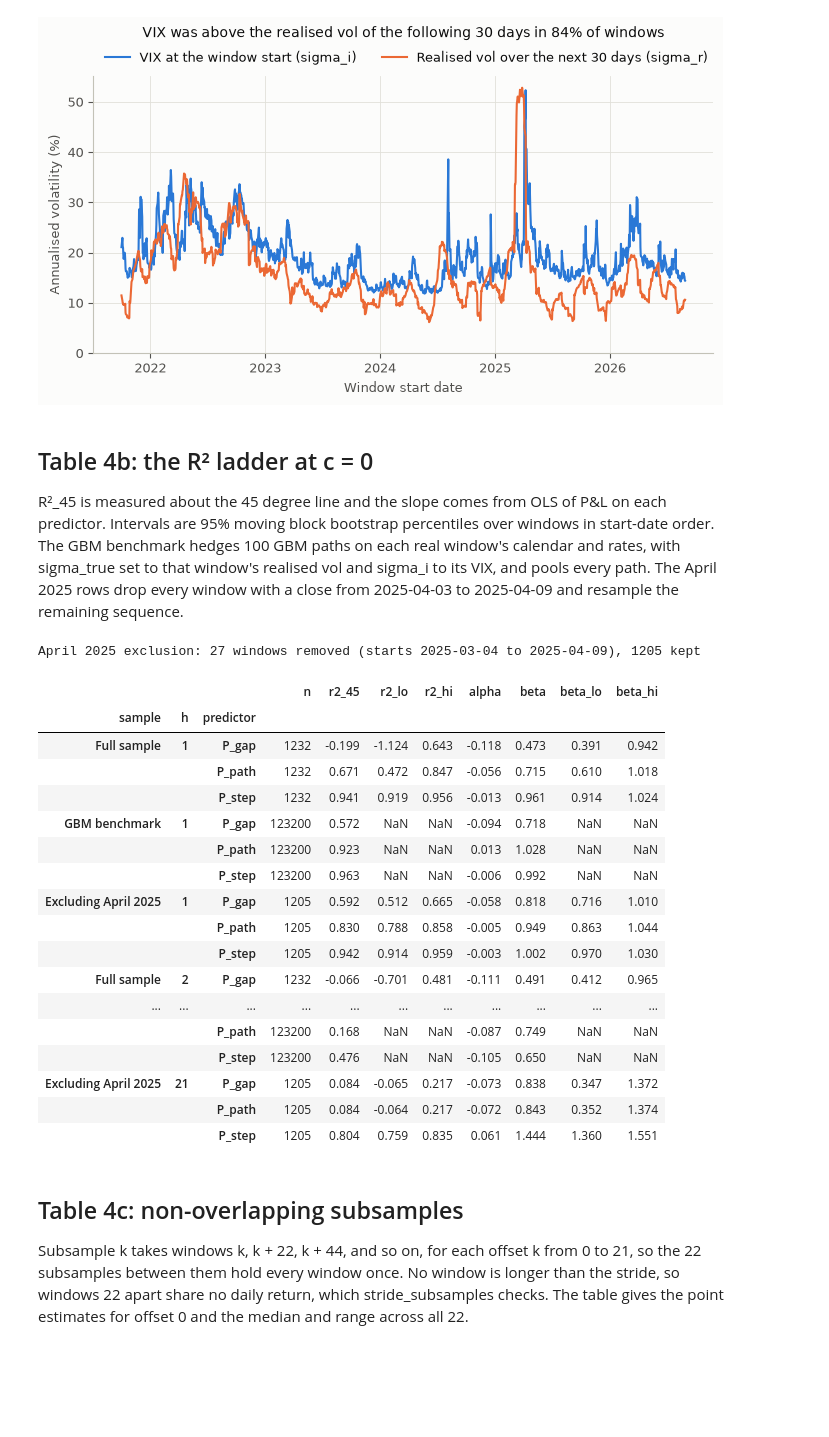
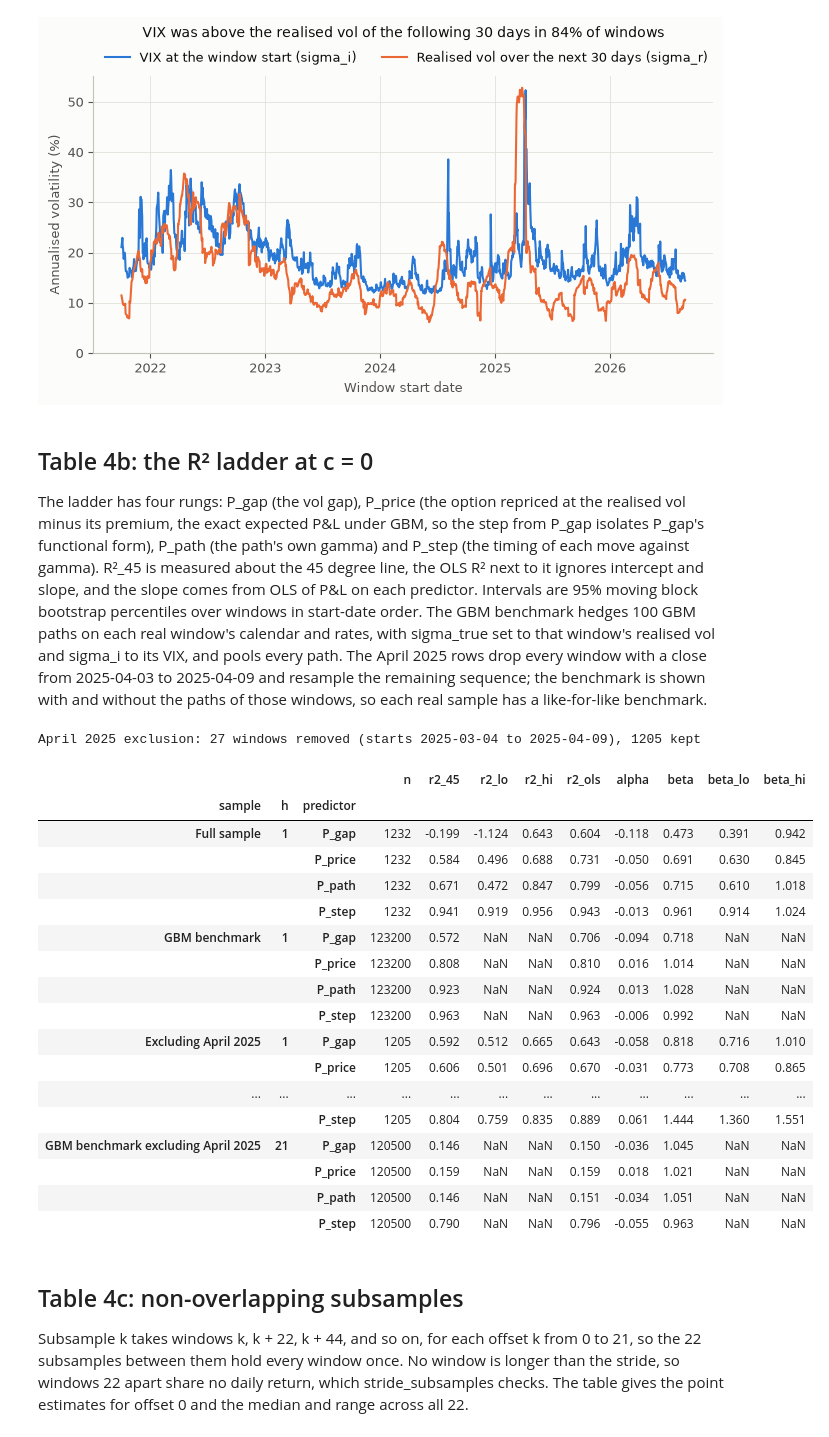
Before and after one commit to yogi-agarwal/vol-surface-delta-hedging, a Jupyter notebook: notebooks/analysis.ipynb, the cells around one changed output. Drawn from its saved outputs; the diff is of its cells as text; code cells hidden in the pictures; blank space fills up the shorter version.

```diff
--- a/notebooks/analysis.ipynb
+++ b/notebooks/analysis.ipynb
@@ -41,7 +41,7 @@ FIGURES = ROOT / "figures"
 
 H_VALUES = [1, 2, 3, 5, 7, 10, 21]  # rebalance interval in trading days
 C_BP = [0, 1, 5, 25, 100]  # cost in bp of notional traded
-PREDICTORS = ["P_gap", "P_path", "P_step"]
+PREDICTORS = ["P_gap", "P_price", "P_path", "P_step"]
 BLOCK, N_RESAMPLES, SEED_BOOT = 42, 2000, 20260930  # moving block bootstrap
 N_PATHS, SEED_GBM = 100, 20261001  # GBM paths per real window; windows of n steps use seed [SEED_GBM, n]
 SEEDS_TEXTBOOK = [(20261100 + k, 20261200 + k) for k in range(40)]  # section 3 set, 40 seed pairs
@@ -142,52 +142,55 @@ Saved figures/fig7_vix_vs_realised_vol.png
 [figure]
 # %% [markdown]
 ## Table 4b: the R² ladder at c = 0
-R²_45 is measured about the 45 degree line and the slope comes from OLS of P&L on each predictor. Intervals are 95% moving block bootstrap percentiles over windows in start-date order. The GBM benchmark hedges 100 GBM paths on each real window's calendar and rates, with sigma_true set to that window's realised vol and sigma_i to its VIX, and pools every path. The April 2025 rows drop every window with a close from 2025-04-03 to 2025-04-09 and resample the remaining sequence.
+The ladder has four rungs: P_gap (the vol gap), P_price (the option repriced at the realised vol minus its premium, the exact expected P&L under GBM, so the step from P_gap isolates P_gap's functional form), P_path (the path's own gamma) and P_step (the timing of each move against gamma). R²_45 is measured about the 45 degree line, the OLS R² next to it ignores intercept and slope, and the slope comes from OLS of P&L on each predictor. Intervals are 95% moving block bootstrap percentiles over windows in start-date order. The GBM benchmark hedges 100 GBM paths on each real window's calendar and rates, with sigma_true set to that window's realised vol and sigma_i to its VIX, and pools every path. The April 2025 rows drop every window with a close from 2025-04-03 to 2025-04-09 and resample the remaining sequence; the benchmark is shown with and without the paths of those windows, so each real sample has a like-for-like benchmark.
 # %%
 april = hg.windows_containing(dates, win.starts, win.ends, *APRIL_2025)
 keep = ~april
 boot_full = hg.block_bootstrap_indices(win.starts.size, BLOCK, N_RESAMPLES, SEED_BOOT)
 boot_keep = hg.block_bootstrap_indices(int(keep.sum()), BLOCK, N_RESAMPLES, SEED_BOOT)
 print(
     f"April 2025 exclusion: {april.sum()} windows removed (starts {start_dates[april][0].date()} "
     f"to {start_dates[april][-1].date()}), {keep.sum()} kept"
 )
 
 gbm_benchmark = {
     h: hg.simulate_gbm_windows(win.t, r, win.starts, win.ends, sigma_r, win.sigma_i, h, 0.0, N_PATHS, SEED_GBM)
     for h in H_VALUES
 }
 ladders = {}
 for h in H_VALUES:
     res, bench = results[(h, 0)], gbm_benchmark[h]
     ladders[("Full sample", h)] = hg.r2_ladder(res.pnl, predictors(res), boot_full)
     ladders[("GBM benchmark", h)] = hg.r2_ladder(
         bench.pnl.ravel(), {k: v.ravel() for k, v in predictors(bench).items()}
     )
     ladders[("Excluding April 2025", h)] = hg.r2_ladder(res.pnl[keep], predictors(res, keep), boot_keep)
+    ladders[("GBM benchmark excluding April 2025", h)] = hg.r2_ladder(
+        bench.pnl[keep].ravel(), {k: v[keep].ravel() for k, v in predictors(bench).items()}
+    )
 table_4b = pd.concat(ladders, names=["sample", "h", "predictor"])
-with pd.option_context("display.max_rows", 100, "display.float_format", "{:.3f}".format):
+with pd.option_context("display.max_rows", 200, "display.float_format", "{:.3f}".format):
     display(table_4b)
 # %% [output]
 April 2025 exclusion: 27 windows removed (starts 2025-03-04 to 2025-04-09), 1205 kept
-|  |  |  | n | r2_45 | r2_lo | r2_hi | alpha | beta | beta_lo | beta_hi |
-| sample | h | predictor |  |  |  |  |  |  |  |  |
-| Full sample | 1 | P_gap | 1232 | -0.199 | -1.124 | 0.643 | -0.118 | 0.473 | 0.391 | 0.942 |
-|  |  | P_path | 1232 | 0.671 | 0.472 | 0.847 | -0.056 | 0.715 | 0.610 | 1.018 |
-|  |  | P_step | 1232 | 0.941 | 0.919 | 0.956 | -0.013 | 0.961 | 0.914 | 1.024 |
-| GBM benchmark | 1 | P_gap | 123200 | 0.572 | NaN | NaN | -0.094 | 0.718 | NaN | NaN |
-|  |  | P_path | 123200 | 0.923 | NaN | NaN | 0.013 | 1.028 | NaN | NaN |
-|  |  | P_step | 123200 | 0.963 | NaN | NaN | -0.006 | 0.992 | NaN | NaN |
-| Excluding April 2025 | 1 | P_gap | 1205 | 0.592 | 0.512 | 0.665 | -0.058 | 0.818 | 0.716 | 1.010 |
-|  |  | P_path | 1205 | 0.830 | 0.788 | 0.858 | -0.005 | 0.949 | 0.863 | 1.044 |
-|  |  | P_step | 1205 | 0.942 | 0.914 | 0.959 | -0.003 | 1.002 | 0.970 | 1.030 |
-| Full sample | 2 | P_gap | 1232 | -0.066 | -0.701 | 0.481 | -0.111 | 0.491 | 0.412 | 0.965 |
-| ... | ... | ... | ... | ... | ... | ... | ... | ... | ... | ... |
-|  |  | P_path | 123200 | 0.168 | NaN | NaN | -0.087 | 0.749 | NaN | NaN |
-|  |  | P_step | 123200 | 0.476 | NaN | NaN | -0.105 | 0.650 | NaN | NaN |
-| Excluding April 2025 | 21 | P_gap | 1205 | 0.084 | -0.065 | 0.217 | -0.073 | 0.838 | 0.347 | 1.372 |
-|  |  | P_path | 1205 | 0.084 | -0.064 | 0.217 | -0.072 | 0.843 | 0.352 | 1.374 |
-|  |  | P_step | 1205 | 0.804 | 0.759 | 0.835 | 0.061 | 1.444 | 1.360 | 1.551 |
+|  |  |  | n | r2_45 | r2_lo | r2_hi | r2_ols | alpha | beta | beta_lo | beta_hi |
+| sample | h | predictor |  |  |  |  |  |  |  |  |  |
+| Full sample | 1 | P_gap | 1232 | -0.199 | -1.124 | 0.643 | 0.604 | -0.118 | 0.473 | 0.391 | 0.942 |
+|  |  | P_price | 1232 | 0.584 | 0.496 | 0.688 | 0.731 | -0.050 | 0.691 | 0.630 | 0.845 |
+|  |  | P_path | 1232 | 0.671 | 0.472 | 0.847 | 0.799 | -0.056 | 0.715 | 0.610 | 1.018 |
+|  |  | P_step | 1232 | 0.941 | 0.919 | 0.956 | 0.943 | -0.013 | 0.961 | 0.914 | 1.024 |
+| GBM benchmark | 1 | P_gap | 123200 | 0.572 | NaN | NaN | 0.706 | -0.094 | 0.718 | NaN | NaN |
+|  |  | P_price | 123200 | 0.808 | NaN | NaN | 0.810 | 0.016 | 1.014 | NaN | NaN |
+|  |  | P_path | 123200 | 0.923 | NaN | NaN | 0.924 | 0.013 | 1.028 | NaN | NaN |
+|  |  | P_step | 123200 | 0.963 | NaN | NaN | 0.963 | -0.006 | 0.992 | NaN | NaN |
+| Excluding April 2025 | 1 | P_gap | 1205 | 0.592 | 0.512 | 0.665 | 0.643 | -0.058 | 0.818 | 0.716 | 1.010 |
+|  |  | P_price | 1205 | 0.606 | 0.501 | 0.696 | 0.670 | -0.031 | 0.773 | 0.708 | 0.865 |
+| ... | ... | ... | ... | ... | ... | ... | ... | ... | ... | ... | ... |
+|  |  | P_step | 1205 | 0.804 | 0.759 | 0.835 | 0.889 | 0.061 | 1.444 | 1.360 | 1.551 |
+| GBM benchmark excluding April 2025 | 21 | P_gap | 120500 | 0.146 | NaN | NaN | 0.150 | -0.036 | 1.045 | NaN | NaN |
+|  |  | P_price | 120500 | 0.159 | NaN | NaN | 0.159 | 0.018 | 1.021 | NaN | NaN |
+|  |  | P_path | 120500 | 0.146 | NaN | NaN | 0.151 | -0.034 | 1.051 | NaN | NaN |
+|  |  | P_step | 120500 | 0.790 | NaN | NaN | 0.796 | -0.055 | 0.963 | NaN | NaN |
 # %% [markdown]
 ## Table 4c: non-overlapping subsamples
 Subsample k takes windows k, k + 22, k + 44, and so on, for each offset k from 0 to 21, so the 22 subsamples between them hold every window once. No window is longer than the stride, so windows 22 apart share no daily return, which stride_subsamples checks. The table gives the point estimates for offset 0 and the median and range across all 22.
```
Also changed, not shown: parts of 8 cells of this notebook, 4 other files.
